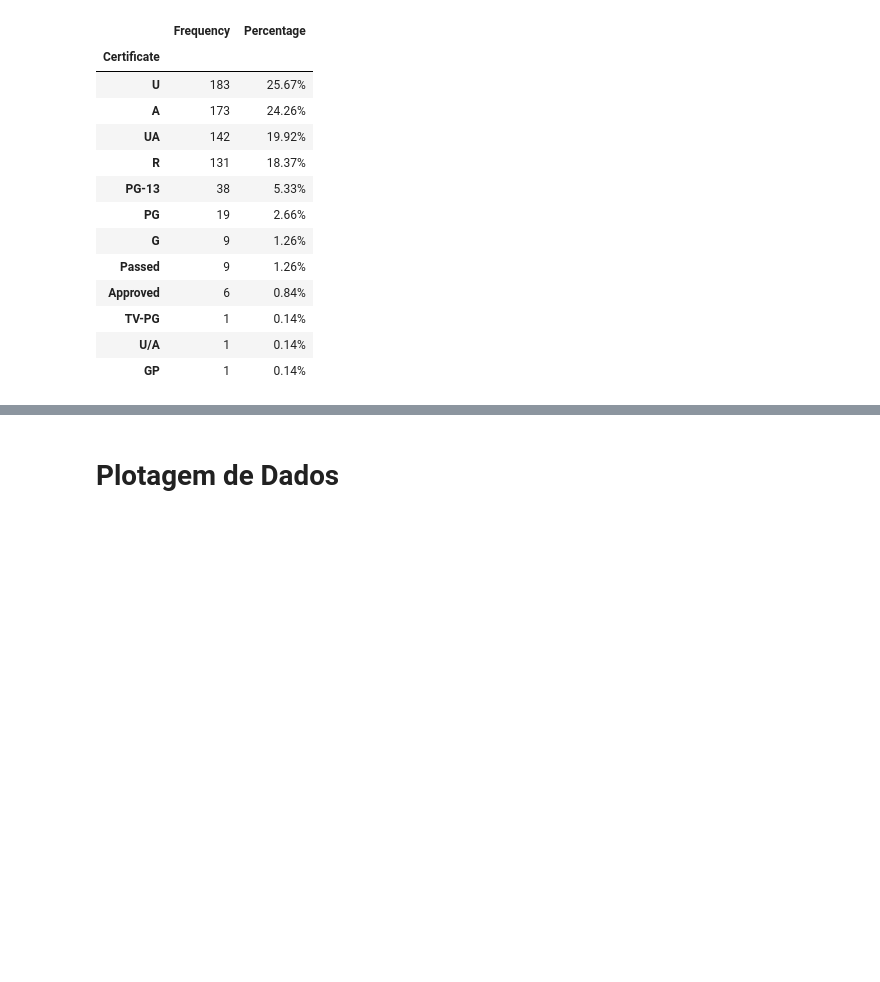
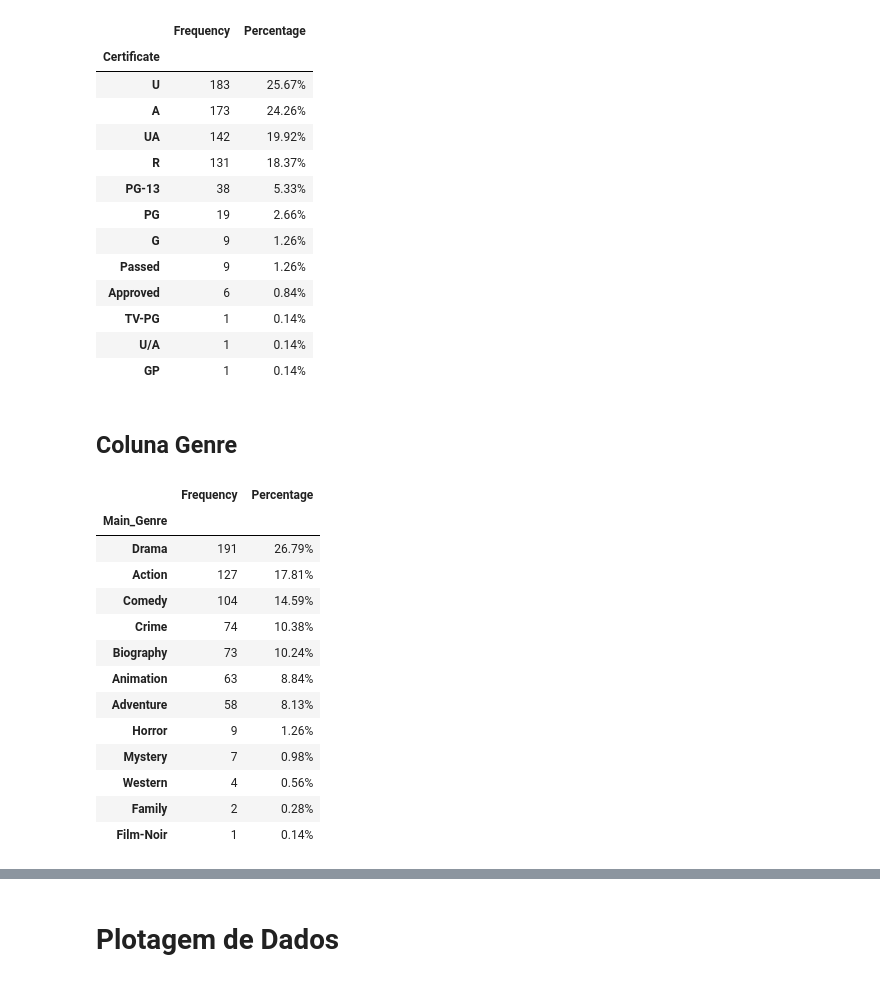
Before and after one commit to rodrigosena17/LH_CD_RodrigoSena, a Jupyter notebook: Jupyter Notebook/LH_CD_RodrigoSena.ipynb, the cells around one changed output, grey strips where cells are left out. Drawn from its saved outputs; the diff is of its cells as text; code cells hidden in the pictures; blank space fills up the shorter version.

```diff
--- a/Jupyter Notebook/LH_CD_RodrigoSena.ipynb
+++ b/Jupyter Notebook/LH_CD_RodrigoSena.ipynb
@@ -242,3 +223,25 @@ frequencia_certificate
 | TV-PG | 1 | 0.14% |
 | U/A | 1 | 0.14% |
 | GP | 1 | 0.14% |
+# %% [markdown]
+## Coluna Genre
+# %%
+frequencia_genre = pd.DataFrame({'Frequency': df['Main_Genre'].value_counts(), 'Percentage': (df['Main_Genre'].value_counts(normalize=True) * 100) .map('{:.2f}%'.format)})
+frequencia_genre.to_excel('../Resultados/frequencia_genere_with_percentage.xlsx', index=True)
+frequencia_genre
+#Exibe a frequencia dos gêneros com porcentagem
+# %% [output]
+|  | Frequency | Percentage |
+| Main_Genre |  |  |
+| Drama | 191 | 26.79% |
+| Action | 127 | 17.81% |
+| Comedy | 104 | 14.59% |
+| Crime | 74 | 10.38% |
+| Biography | 73 | 10.24% |
+| Animation | 63 | 8.84% |
+| Adventure | 58 | 8.13% |
+| Horror | 9 | 1.26% |
+| Mystery | 7 | 0.98% |
+| Western | 4 | 0.56% |
+| Family | 2 | 0.28% |
+| Film-Noir | 1 | 0.14% |
```
Also changed, not shown: parts of 14 cells of this notebook, 6 other files.
